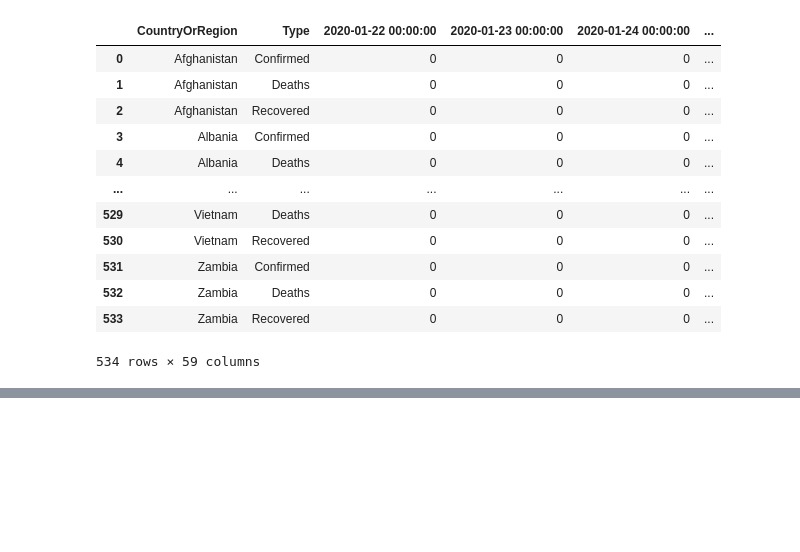
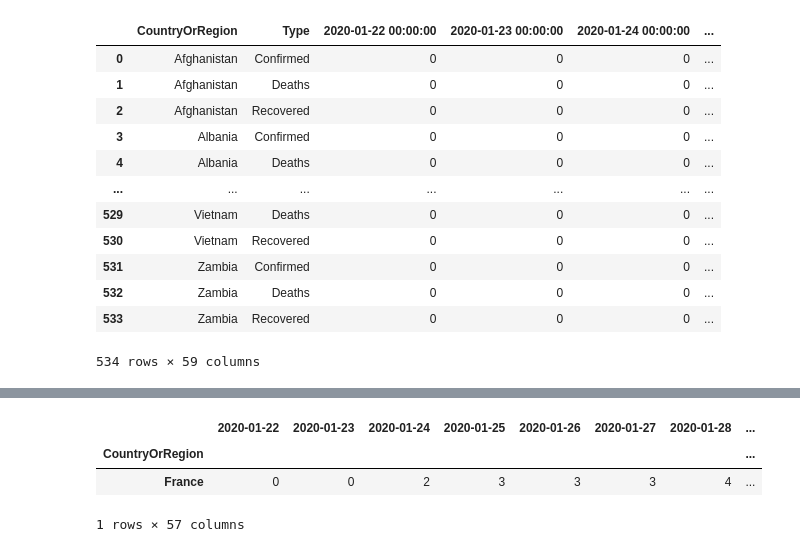
Before and after one commit to crieux/sandbox, a Jupyter notebook: pet_projects/coronavirus/coronavirus outbreak world data analysis.ipynb, the cells around one changed output, grey strips where cells are left out. Drawn from its saved outputs; the diff is of its cells as text; code cells hidden in the pictures; blank space fills up the shorter version.

```diff
--- a/pet_projects/coronavirus/coronavirus outbreak world data analysis.ipynb
+++ b/pet_projects/coronavirus/coronavirus outbreak world data analysis.ipynb
@@ -60,17 +62,17 @@ transformed_data_2
 534 rows × 59 columns
 # %%
 last_date=transformed_data_2.columns[-1]
-countries_whit_min_hundred_cases = transformed_data_2.loc[transformed_data_2[last_date] >= 100]
+countries_whith_min_hundred_cases = transformed_data_2.loc[transformed_data_2[last_date] >= 100]
 
-confirmed_cases = countries_whit_min_hundred_cases.loc[transformed_data_2["Type"] == "Confirmed"]
+confirmed_cases = countries_whith_min_hundred_cases.loc[transformed_data_2["Type"] == "Confirmed"]
 confirmed_cases.set_index("CountryOrRegion", inplace=True)
 confirmed_cases.drop(columns="Type", inplace=True)
 
-deceased = countries_whit_min_hundred_cases.loc[transformed_data_2["Type"] == "Deaths"]
+deceased = countries_whith_min_hundred_cases.loc[transformed_data_2["Type"] == "Deaths"]
 deceased.set_index("CountryOrRegion", inplace=True)
 deceased.drop(columns="Type", inplace=True)
 
-recovered = countries_whit_min_hundred_cases.loc[transformed_data_2["Type"] == "Recovered"]
+recovered = countries_whith_min_hundred_cases.loc[transformed_data_2["Type"] == "Recovered"]
 recovered.set_index("CountryOrRegion", inplace=True)
 recovered.drop(columns="Type", inplace=True)
 
@@ -240,2 +239,13 @@ confirmed_cases_france
+# %%
+confirmed_cases_france = confirmed_cases.loc[confirmed_cases.index == "France"]
+confirmed_cases_china = confirmed_cases.loc[confirmed_cases.index == "China"]
+confirmed_cases_italy = confirmed_cases.loc[confirmed_cases.index == "Italy"]
+confirmed_cases_spain = confirmed_cases.loc[confirmed_cases.index == "Spain"]
+confirmed_cases_france
+# %% [output]
+|  | 2020-01-22 | 2020-01-23 | 2020-01-24 | 2020-01-25 | 2020-01-26 | 2020-01-27 | 2020-01-28 | ... |
+| CountryOrRegion |  |  |  |  |  |  |  | ... |
+| France | 0 | 0 | 2 | 3 | 3 | 3 | 4 | ... |
+1 rows × 57 columns
 # %%
 #New cases each day
```
Also changed, not shown: parts of 7 cells of this notebook.
